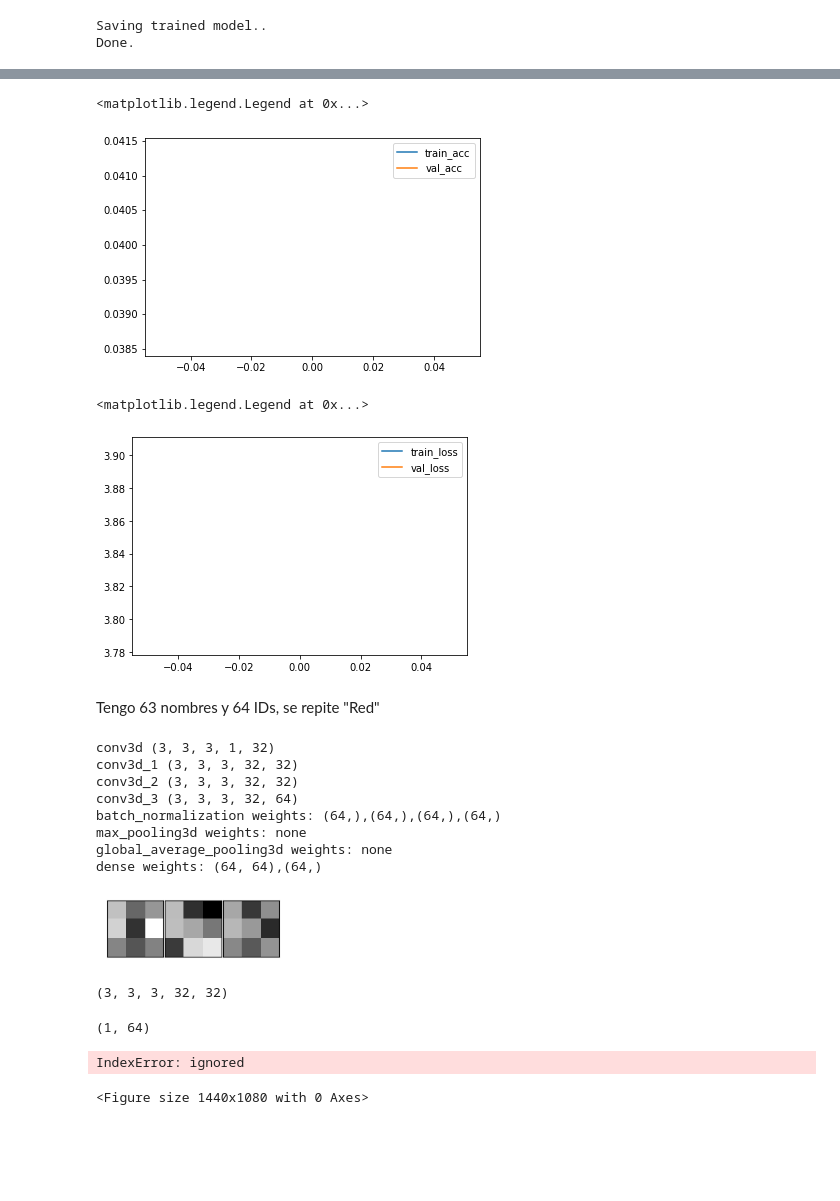
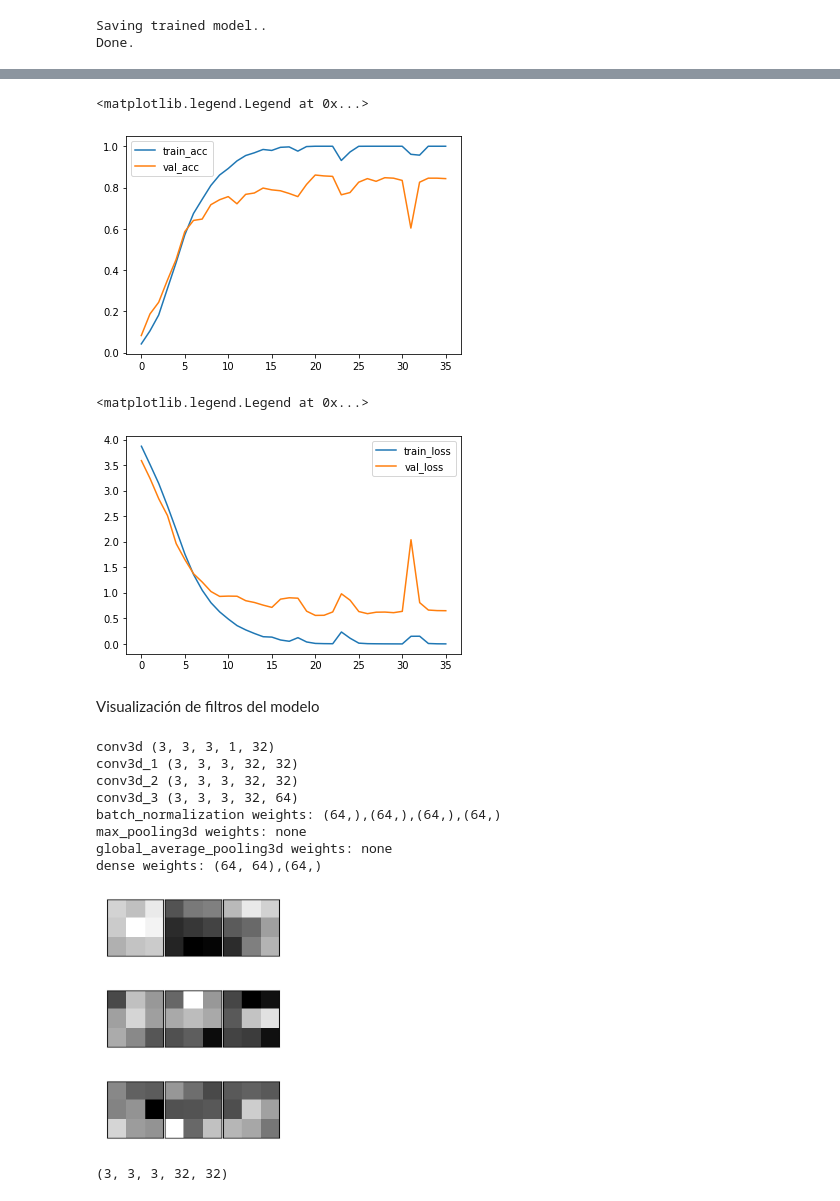
Before and after one commit to ffelicioni/conv3d_video, a Jupyter notebook: clasificar_hands.ipynb, the cells around one changed output, grey strips where cells are left out. Saved outputs shown, nothing was run; the diff lists cells and outputs as text; code cells hidden in the pictures; blank space fills up the shorter version.

Commit message:
+ visualizacion filtros

```diff
--- a/clasificar_hands.ipynb
+++ b/clasificar_hands.ipynb
@@ -359,5 +371,5 @@ early_stopping_callback = EarlyStopping(monitor = 'val_loss', patience = 15, mod
 model.compile(loss = 'categorical_crossentropy', optimizer = 'Adam', metrics = ["accuracy"])
 
 # usando generador custom
-model_training_history = model.fit(CustomSequence(4), epochs=1 , validation_data=(test_dataset_new,y_test), callbacks = [early_stopping_callback]) #, shuffle = True
+model_training_history = model.fit(CustomSequence(4), epochs=40 , validation_data=(test_dataset_new,y_test), callbacks = [early_stopping_callback]) #, shuffle = True
 # %% [output]
@@ -410,16 +421,16 @@ plt.plot(model_training_history.history['val_accuracy'])
 plt.legend(['train_acc','val_acc'])
 # %% [output]
 <matplotlib.legend.Legend at 0x...>
-[figure, old version]
+[figure, new version]
 # %%
 plt.plot(model_training_history.history['loss'])
 plt.plot(model_training_history.history['val_loss'])
 plt.legend(['train_loss','val_loss'])
 # %% [output]
 <matplotlib.legend.Legend at 0x...>
-[figure, old version]
+[figure, new version]
-# %% [markdown]
-Tengo 63 nombres y 64 IDs, se repite  "Red"
+# %% [markdown]
+Visualización de filtros del modelo
 # %%
 for layer in model.layers:
     if 'conv'  in layer.name.lower():
@@ -443,14 +454,18 @@ global_average_pooling3d weights: none
 dense weights: (64, 64),(64,)
 # %%
 #Elegir capa convolucional y nro de filtro
-layer_name="conv3d_1"#"block1_conv2"
+layer_name="conv3d_1"
 filter_index=0
-#dibujar filtro
+
 layer = layer_by_name(model,layer_name)
 filters, biases = layer.get_weights()
-plot_conv_weight(layer.name,filters[:,:,:,filter_index,0])
+plot_conv_weight(layer.name,filters[:,:,:,0,filter_index])
+plot_conv_weight(layer.name,filters[:,:,:,1,filter_index])
+plot_conv_weight(layer.name,filters[:,:,:,2,filter_index])
 # %% [output]
-[figure, old version]
+[figure, new version]
+[figure, added]
+[figure, added]
 # %%
 filters.shape
 # %% [output]
@@ -459,20 +474,13 @@ filters.shape
 ejemplo=pd.DataFrame(df_train_batch.loc[0]).T
 # %%
 X=load_data_from_tf(ejemplo,"train_data")
-# %%
-features.shape
-# %% [output]
-(1, 64)
 # %%
-features = model.predict(X)
+#features = model.predict(X)
 
-fig = plt.figure(figsize=(20,15))
-for i in range(1,features.shape[3]+1):
+#fig = plt.figure(figsize=(20,15))
+#for i in range(1,features.shape[3]+1):
 
-    plt.subplot(8,8,i)
-    plt.imshow(features[0,:,:,i-1] , cmap='gray')
+#    plt.subplot(8,8,i)
+#    plt.imshow(features[0,:,:,i-1] , cmap='gray')
 
-plt.show()
+#plt.show()
-# %% [output]
-IndexError: ignored
-<Figure size 1440x1080 with 0 Axes>
```
Also changed, not shown: parts of 19 cells of this notebook.
